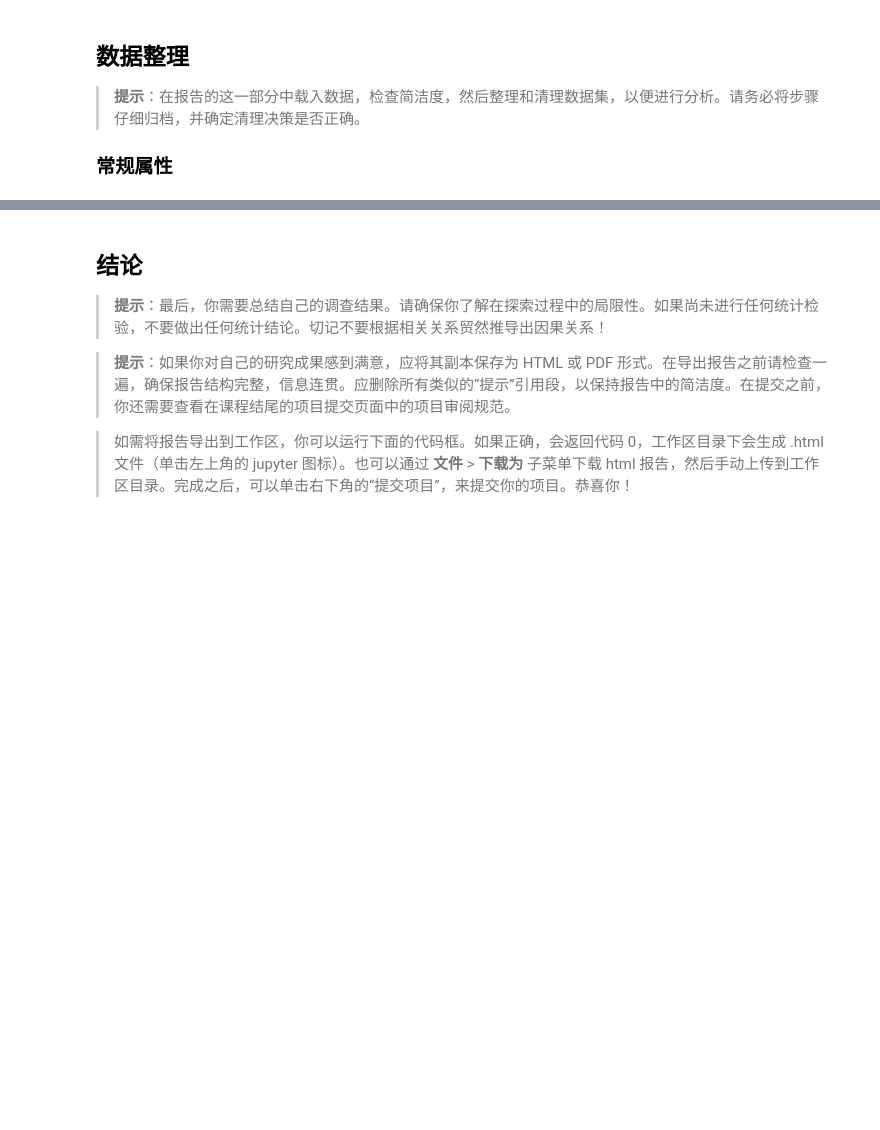
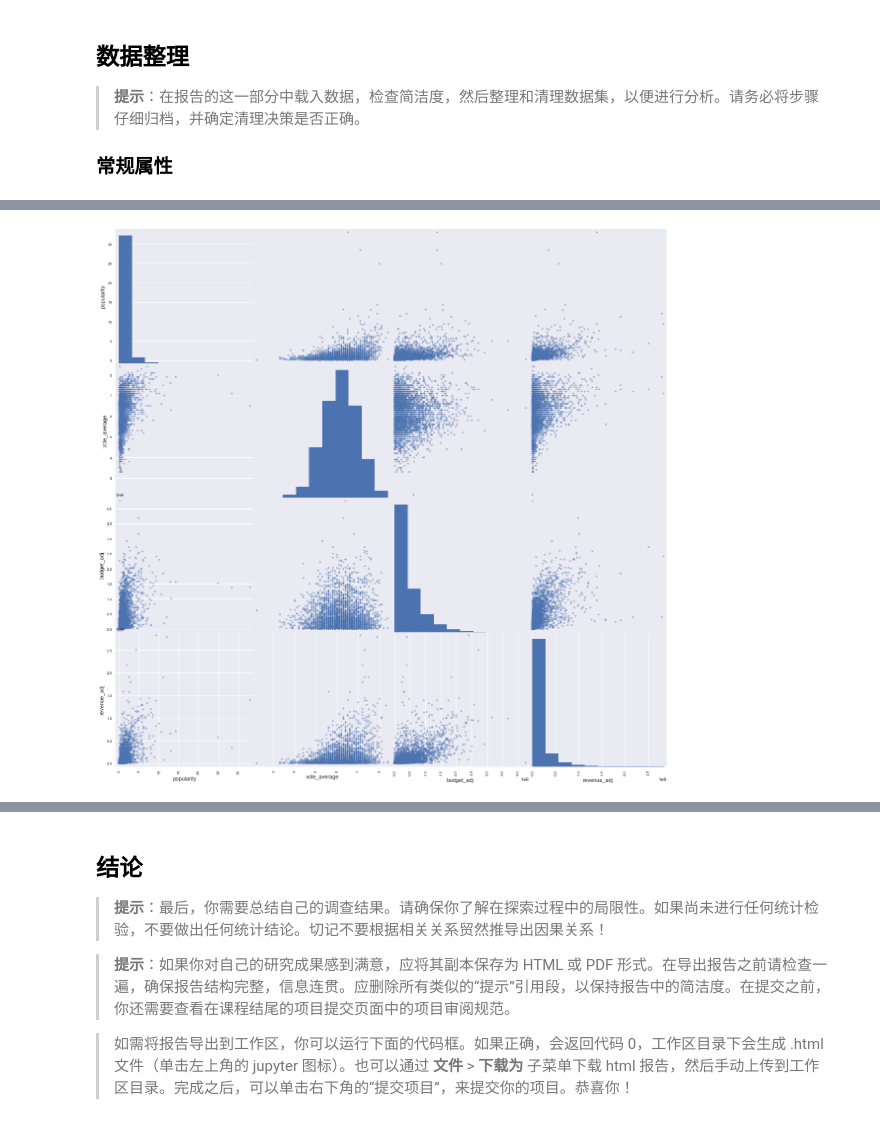
Before and after one commit to mengfanchun2017/_archive_dand, a Jupyter notebook: Project3/p3handover-tmdb/Investigate_a_Dataset-tmdb-lm.ipynb, the cells around one changed output, grey strips where cells are left out. Saved outputs shown, nothing was run; the diff lists cells and outputs as text; code cells hidden in the pictures; blank space fills up the shorter version.

```diff
--- a/Project3/p3handover-tmdb/Investigate_a_Dataset-tmdb-lm.ipynb
+++ b/Project3/p3handover-tmdb/Investigate_a_Dataset-tmdb-lm.ipynb
@@ -118,0 +335,5 @@ dtype: int64
+# %%
+# 再看看scater
+pd.plotting.scatter_matrix(dfsm5k, figsize=(20,20));
+# %% [output]
+[figure, added]
```
Also changed, not shown: parts of 47 cells of this notebook, 1 other file.
